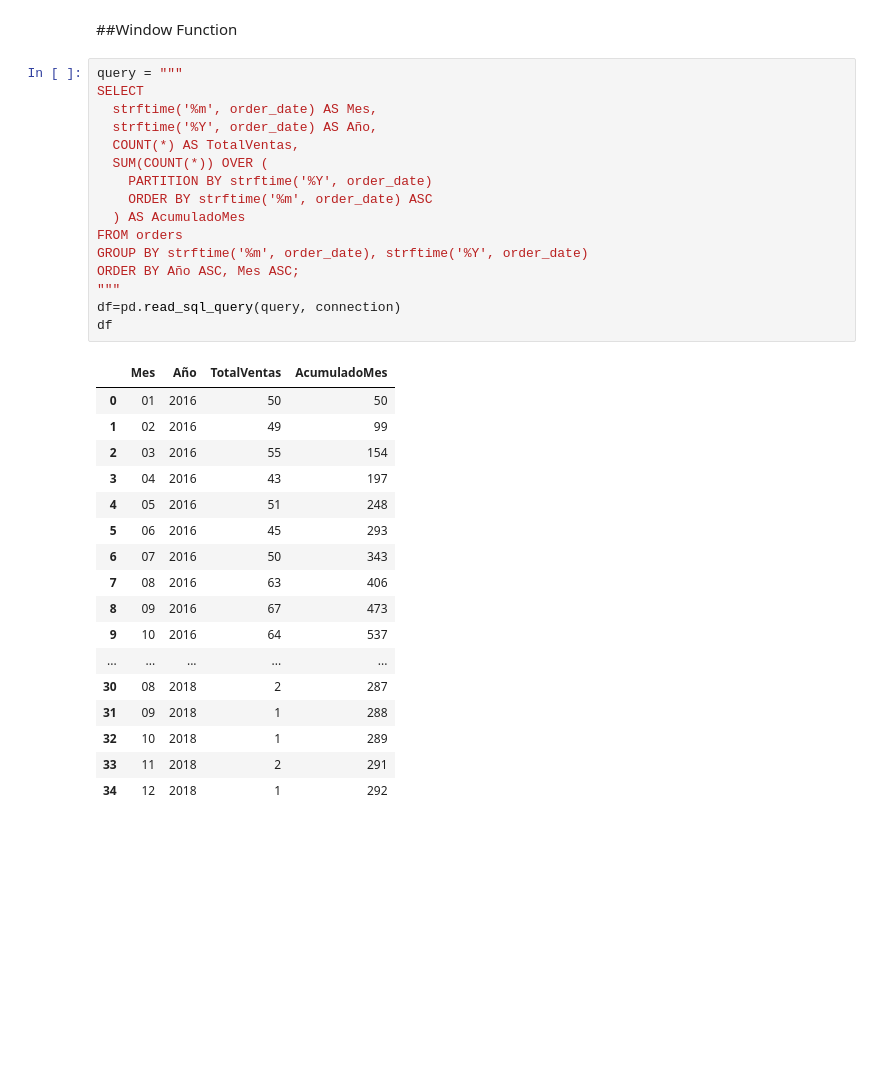
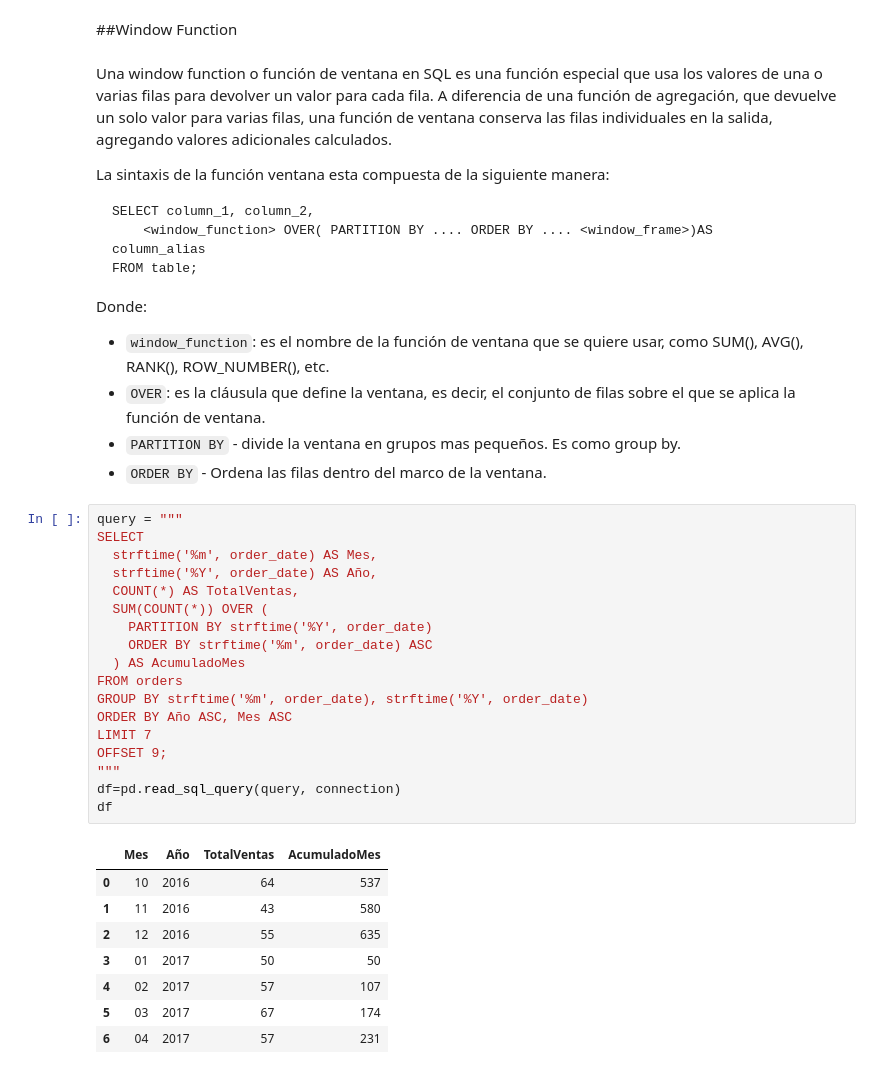
Before and after one commit to AlejandroSenabre/Data-Analysis-with-SQL, a Jupyter notebook: BikeStore_with_SQL.ipynb, the cells around one changed output. Cells and saved outputs as stored; diff of their text form; blank space fills up the shorter version.

````diff
--- a/BikeStore_with_SQL.ipynb
+++ b/BikeStore_with_SQL.ipynb
@@ -418,37 +418,49 @@ Tambien existen otros tipos de uniones además de los que hemos vistos, por ejem
 No vamos a mostrar ejemplos de estos tipos de uniones, porque se basan en el mismo principio que los anteriores, y además se usan menos frecuentemente.
 # %% [markdown]
 ##Window Function
+# %% [markdown]
+Una window function o función de ventana en SQL es una función especial que usa los valores de una o varias filas para devolver un valor para cada fila. A diferencia de una función de agregación, que devuelve un solo valor para varias filas, una función de ventana conserva las filas individuales en la salida, agregando valores adicionales calculados.
+
+La sintaxis de la función ventana esta compuesta de la siguiente manera:
+
+```
+SELECT column_1, column_2,
+	<window_function> OVER( PARTITION BY .... ORDER BY .... <window_frame>)AS
+column_alias
+FROM table;
+```
+
+
+
+Donde:
+- `window_function`: es el nombre de la función de ventana que se quiere usar, como SUM(), AVG(), RANK(), ROW_NUMBER(), etc.
+- `OVER`: es la cláusula que define la ventana, es decir, el conjunto de filas sobre el que se aplica la función de ventana.
+- `PARTITION BY` - divide la ventana en grupos mas pequeños. Es como group by.
+- `ORDER BY` - Ordena las filas dentro del marco de la ventana.
 # %%
 query = """
 SELECT
   strftime('%m', order_date) AS Mes,
   strftime('%Y', order_date) AS Año,
   COUNT(*) AS TotalVentas,
   SUM(COUNT(*)) OVER (
     PARTITION BY strftime('%Y', order_date)
     ORDER BY strftime('%m', order_date) ASC
   ) AS AcumuladoMes
 FROM orders
 GROUP BY strftime('%m', order_date), strftime('%Y', order_date)
-ORDER BY Año ASC, Mes ASC;
+ORDER BY Año ASC, Mes ASC
+LIMIT 7
+OFFSET 9;
 """
 df=pd.read_sql_query(query, connection)
 df
 # %% [output]
 |  | Mes | Año | TotalVentas | AcumuladoMes |
-| 0 | 01 | 2016 | 50 | 50 |
-| 1 | 02 | 2016 | 49 | 99 |
-| 2 | 03 | 2016 | 55 | 154 |
-| 3 | 04 | 2016 | 43 | 197 |
-| 4 | 05 | 2016 | 51 | 248 |
-| 5 | 06 | 2016 | 45 | 293 |
-| 6 | 07 | 2016 | 50 | 343 |
-| 7 | 08 | 2016 | 63 | 406 |
-| 8 | 09 | 2016 | 67 | 473 |
-| 9 | 10 | 2016 | 64 | 537 |
-| ... | ... | ... | ... | ... |
-| 30 | 08 | 2018 | 2 | 287 |
-| 31 | 09 | 2018 | 1 | 288 |
-| 32 | 10 | 2018 | 1 | 289 |
-| 33 | 11 | 2018 | 2 | 291 |
-| 34 | 12 | 2018 | 1 | 292 |
+| 0 | 10 | 2016 | 64 | 537 |
+| 1 | 11 | 2016 | 43 | 580 |
+| 2 | 12 | 2016 | 55 | 635 |
+| 3 | 01 | 2017 | 50 | 50 |
+| 4 | 02 | 2017 | 57 | 107 |
+| 5 | 03 | 2017 | 67 | 174 |
+| 6 | 04 | 2017 | 57 | 231 |
````
